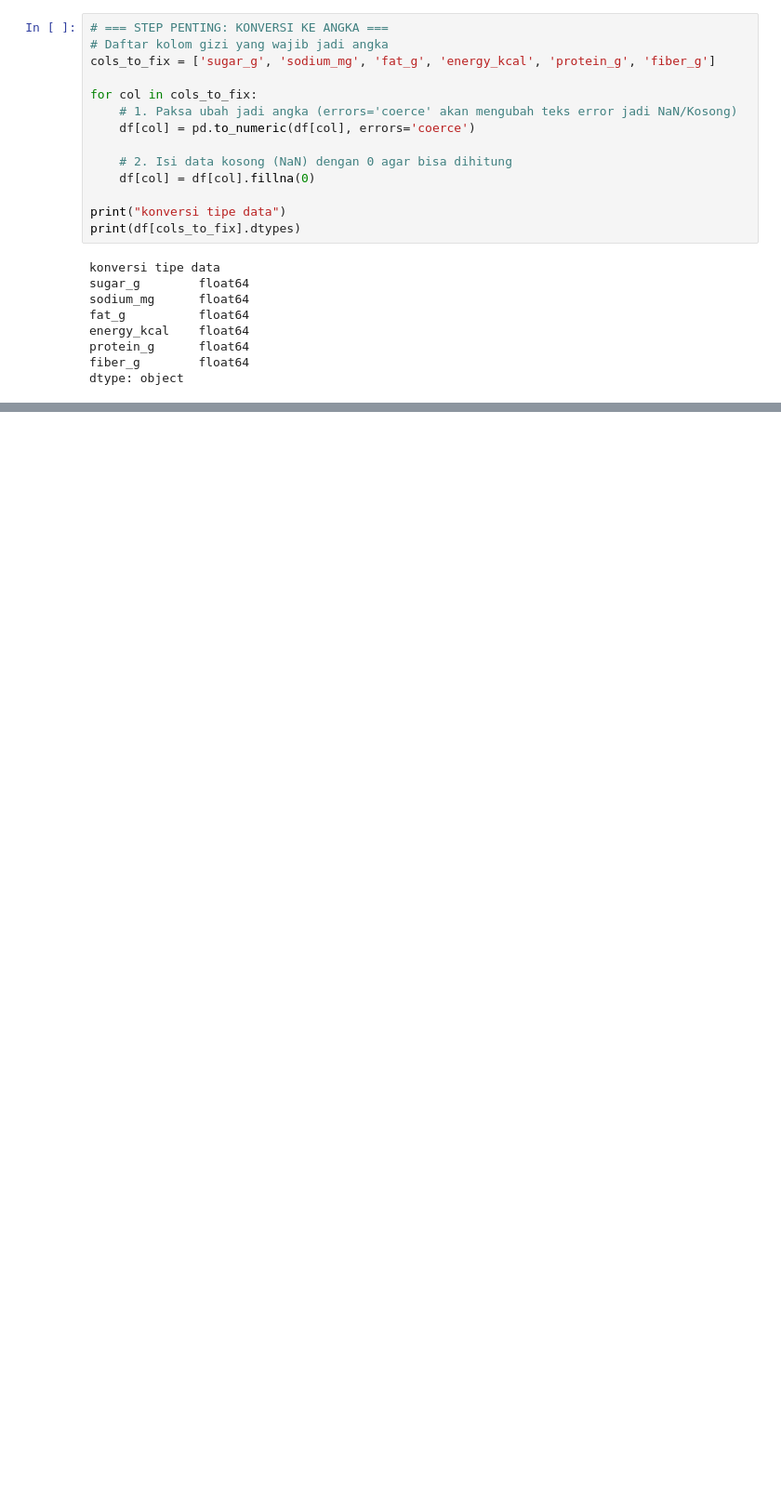
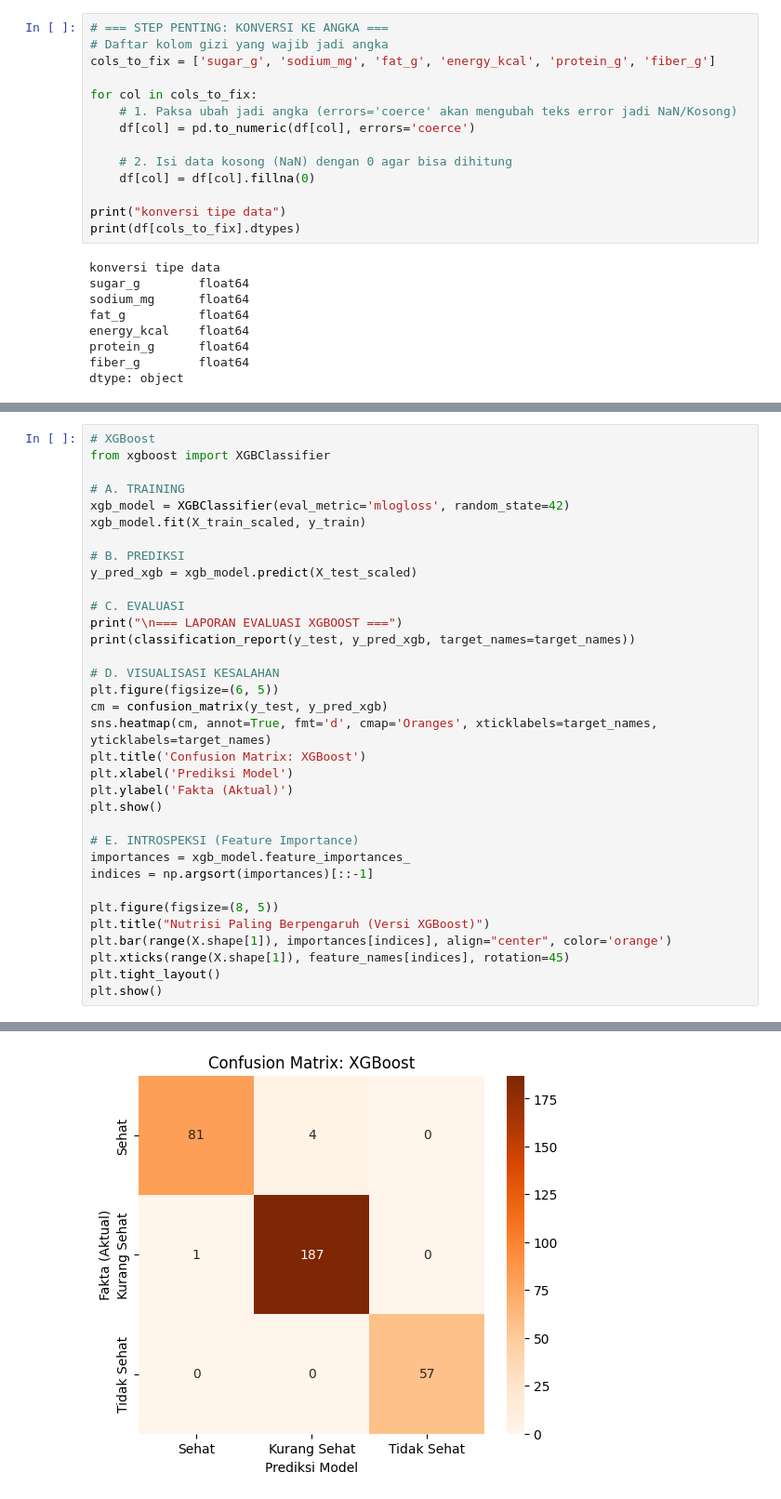
Before and after one commit to luthfanptr/klasifikasi-gizi, a Jupyter notebook: klasifikasi-nutrisi.ipynb, the cells around one changed output, grey strips where cells are left out. Shown at 93% size. Drawn from its saved outputs; the diff is of its cells as text; blank space fills up the shorter version.

Commit message:
feat: add algorithm and eval

```diff
--- a/klasifikasi-nutrisi.ipynb
+++ b/klasifikasi-nutrisi.ipynb
@@ -293,0 +542,35 @@ model tertinggi: Random Forest
+# %%
+# XGBoost
+from xgboost import XGBClassifier
+
+# A. TRAINING
+xgb_model = XGBClassifier(eval_metric='mlogloss', random_state=42)
+xgb_model.fit(X_train_scaled, y_train)
+
+# B. PREDIKSI
+y_pred_xgb = xgb_model.predict(X_test_scaled)
+
+# C. EVALUASI
+print("\n=== LAPORAN EVALUASI XGBOOST ===")
+print(classification_report(y_test, y_pred_xgb, target_names=target_names))
+
+# D. VISUALISASI KESALAHAN
+plt.figure(figsize=(6, 5))
+cm = confusion_matrix(y_test, y_pred_xgb)
+sns.heatmap(cm, annot=True, fmt='d', cmap='Oranges', xticklabels=target_names, yticklabels=target_names)
+plt.title('Confusion Matrix: XGBoost')
+plt.xlabel('Prediksi Model')
+plt.ylabel('Fakta (Aktual)')
+plt.show()
+
+# E. INTROSPEKSI (Feature Importance)
+importances = xgb_model.feature_importances_
+indices = np.argsort(importances)[::-1]
+
+plt.figure(figsize=(8, 5))
+plt.title("Nutrisi Paling Berpengaruh (Versi XGBoost)")
+plt.bar(range(X.shape[1]), importances[indices], align="center", color='orange')
+plt.xticks(range(X.shape[1]), feature_names[indices], rotation=45)
+plt.tight_layout()
+plt.show()
+# %% [output]
@@ -293,0 +587 @@ model tertinggi: Random Forest
+[figure, added]
```
Also changed, not shown: parts of 17 cells of this notebook, 2 other files.
